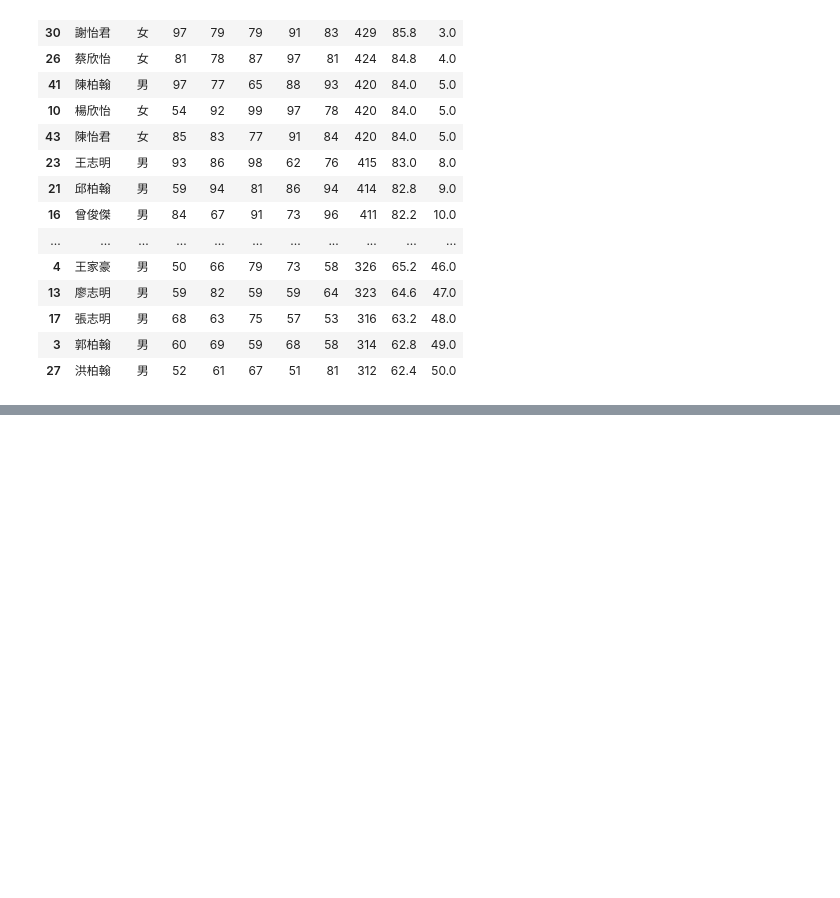
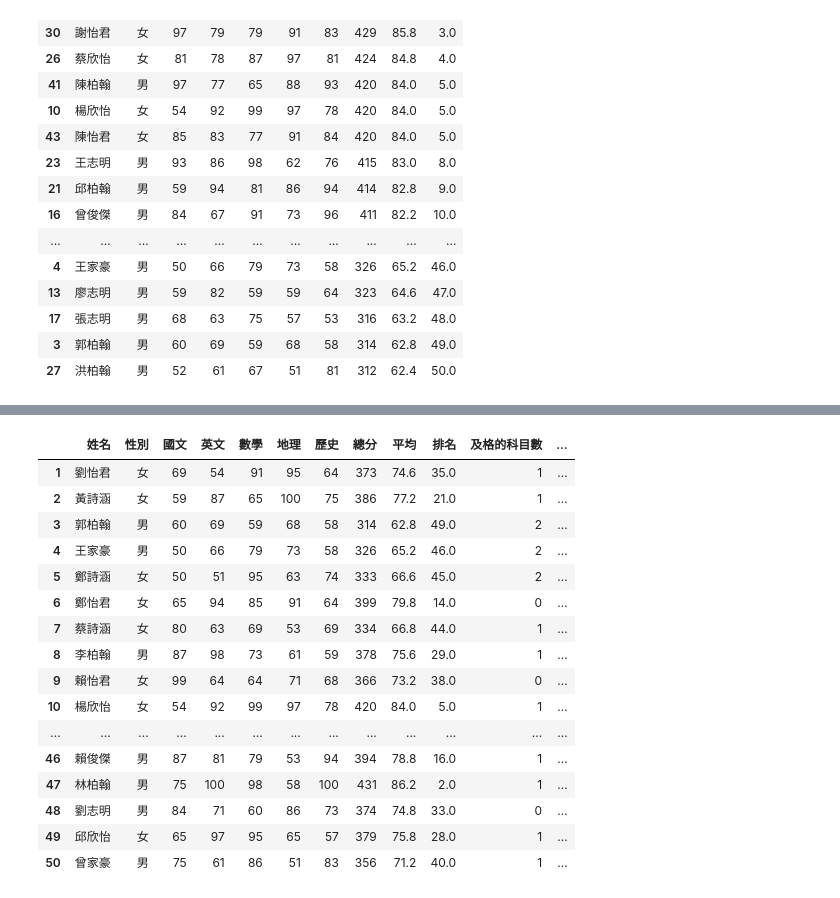
Before and after one commit to BCL0101/2026_python, a Jupyter notebook: 0718/practice1.ipynb, the cells around one changed output, grey strips where cells are left out. Drawn from its saved outputs; the diff is of its cells as text; code cells hidden in the pictures; blank space fills up the shorter version.

```diff
--- a/0718/practice1.ipynb
+++ b/0718/practice1.ipynb
@@ -118,3 +118,15 @@ scores_df.sort_values(by='排名')
 | 17 | 張志明 | 男 | 68 | 63 | 75 | 57 | 53 | 316 | 63.2 | 48.0 |
 | 3 | 郭柏翰 | 男 | 60 | 69 | 59 | 68 | 58 | 314 | 62.8 | 49.0 |
 | 27 | 洪柏翰 | 男 | 52 | 61 | 67 | 51 | 81 | 312 | 62.4 | 50.0 |
+# %%
+from pandas import Series
+def calulate(s:Series)-> int:
+    n = (s < 60).sum()
+    return n
+
+scores_df['及格的科目數'] = scores_df[['國文', '英文', '數學', '地理', '歷史']].apply(calulate,axis=1)
+scores_df.sort_values(
+    by='及格的科目數',
+    ascending=False
+)
+#scores_df
@@ -120,0 +151,27 @@ scores_df.sort_values(by='排名')
+# %%
+def get_failing_subjects(row):
+    subjects = ['國文', '英文', '數學', '地理', '歷史']
+    failing = [subj for subj in subjects if row[subj] < 60]
+    return ','.join(failing) if failing else "無"
+
+
+scores_df["不及格的科目名稱"] = scores_df[['國文', '英文', '數學', '地理', '歷史']].apply(get_failing_subjects,axis=1)
+scores_df
+# %% [output]
+|  | 姓名 | 性別 | 國文 | 英文 | 數學 | 地理 | 歷史 | 總分 | 平均 | 排名 | 及格的科目數 | ... |
+| 1 | 劉怡君 | 女 | 69 | 54 | 91 | 95 | 64 | 373 | 74.6 | 35.0 | 1 | ... |
+| 2 | 黃詩涵 | 女 | 59 | 87 | 65 | 100 | 75 | 386 | 77.2 | 21.0 | 1 | ... |
+| 3 | 郭柏翰 | 男 | 60 | 69 | 59 | 68 | 58 | 314 | 62.8 | 49.0 | 2 | ... |
+| 4 | 王家豪 | 男 | 50 | 66 | 79 | 73 | 58 | 326 | 65.2 | 46.0 | 2 | ... |
+| 5 | 鄭詩涵 | 女 | 50 | 51 | 95 | 63 | 74 | 333 | 66.6 | 45.0 | 2 | ... |
+| 6 | 鄭怡君 | 女 | 65 | 94 | 85 | 91 | 64 | 399 | 79.8 | 14.0 | 0 | ... |
+| 7 | 蔡詩涵 | 女 | 80 | 63 | 69 | 53 | 69 | 334 | 66.8 | 44.0 | 1 | ... |
+| 8 | 李柏翰 | 男 | 87 | 98 | 73 | 61 | 59 | 378 | 75.6 | 29.0 | 1 | ... |
+| 9 | 賴怡君 | 女 | 99 | 64 | 64 | 71 | 68 | 366 | 73.2 | 38.0 | 0 | ... |
+| 10 | 楊欣怡 | 女 | 54 | 92 | 99 | 97 | 78 | 420 | 84.0 | 5.0 | 1 | ... |
+| ... | ... | ... | ... | ... | ... | ... | ... | ... | ... | ... | ... | ... |
+| 46 | 賴俊傑 | 男 | 87 | 81 | 79 | 53 | 94 | 394 | 78.8 | 16.0 | 1 | ... |
+| 47 | 林柏翰 | 男 | 75 | 100 | 98 | 58 | 100 | 431 | 86.2 | 2.0 | 1 | ... |
+| 48 | 劉志明 | 男 | 84 | 71 | 60 | 86 | 73 | 374 | 74.8 | 33.0 | 0 | ... |
+| 49 | 邱欣怡 | 女 | 65 | 97 | 95 | 65 | 57 | 379 | 75.8 | 28.0 | 1 | ... |
+| 50 | 曾家豪 | 男 | 75 | 61 | 86 | 51 | 83 | 356 | 71.2 | 40.0 | 1 | ... |
```
Also changed, not shown: parts of 2 cells of this notebook, 1 other file.
